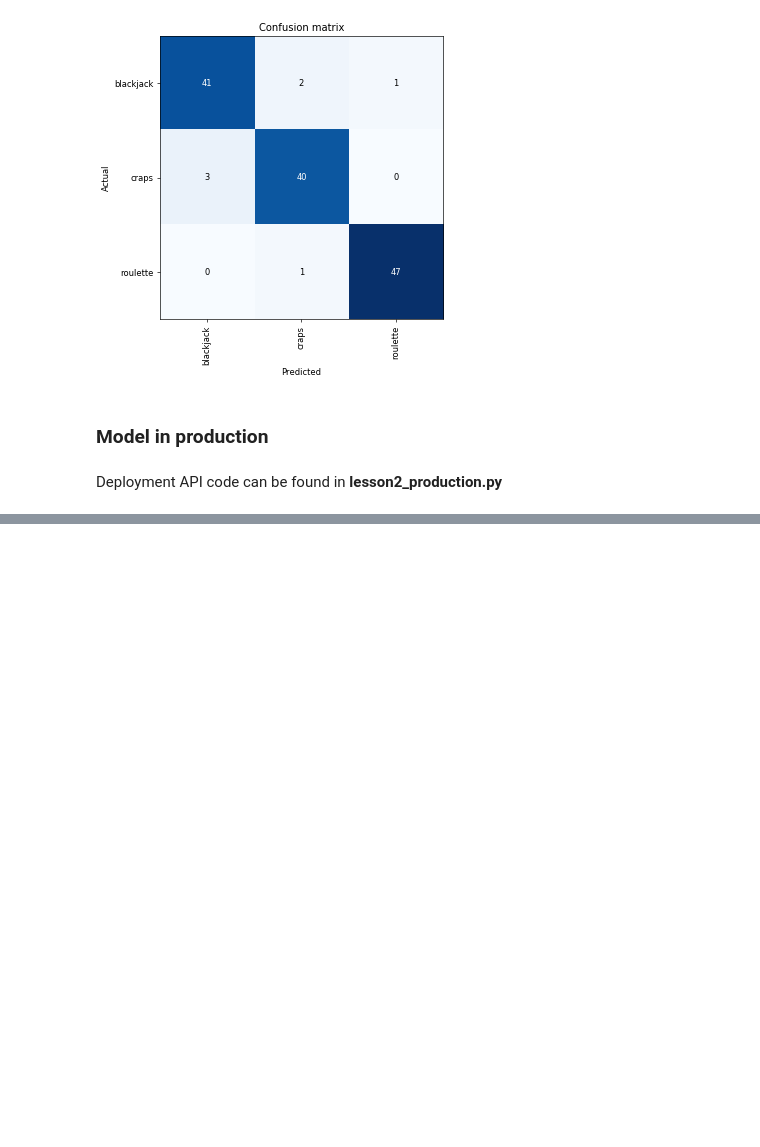
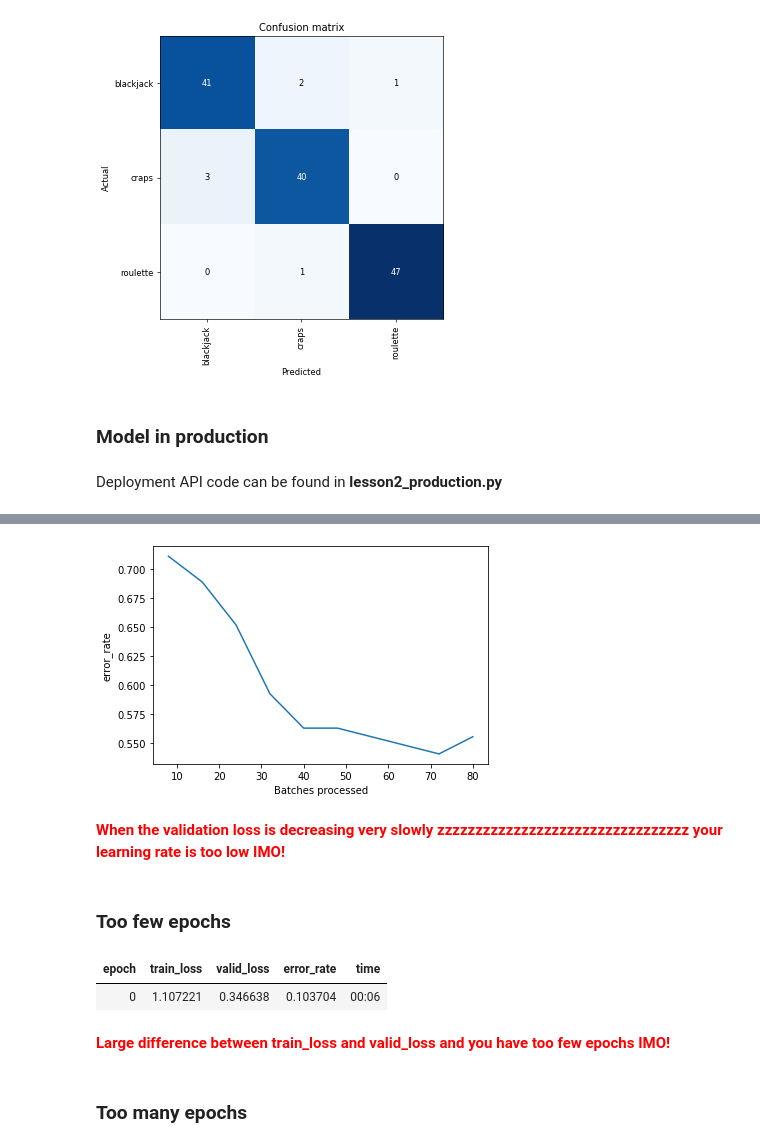
Before and after one commit to mdalvi/fast-ai-lessons, a Jupyter notebook: course-v3/nbs/dl1/lesson2_exercise.ipynb, the cells around one changed output, grey strips where cells are left out. Saved outputs shown, nothing was run; the diff lists cells and outputs as text; code cells hidden in the pictures; blank space fills up the shorter version.

```diff
--- a/course-v3/nbs/dl1/lesson2_exercise.ipynb
+++ b/course-v3/nbs/dl1/lesson2_exercise.ipynb
@@ -343,0 +367,4 @@ Deployment API code can be found in **lesson2_production.py**
+# %%
+learn = cnn_learner(dataset, vision_models.resnet34, metrics=error_rate)
+# %%
+learn.fit_one_cycle(10, max_lr=1e-5)
@@ -343,0 +383,8 @@ Deployment API code can be found in **lesson2_production.py**
+# %%
+learn.recorder.plot_metrics()
+# %% [output]
+[figure, added]
+# %% [markdown]
+**<font color="red">When the validation loss is decreasing very slowly zzzzzzzzzzzzzzzzzzzzzzzzzzzzzzzzz your learning rate is too low IMO!</font>**
+# %% [markdown]
+### Too few epochs
@@ -343,0 +393,9 @@ Deployment API code can be found in **lesson2_production.py**
+# %%
+learn.fit_one_cycle(1)
+# %% [output]
+| epoch | train_loss | valid_loss | error_rate | time |
+| 0 | 1.107221 | 0.346638 | 0.103704 | 00:06 |
+# %% [markdown]
+**<font color="red">Large difference between train_loss and valid_loss and you have too few epochs IMO!</font>**
+# %% [markdown]
+### Too many epochs
```
Also changed, not shown: parts of 11 cells of this notebook.
